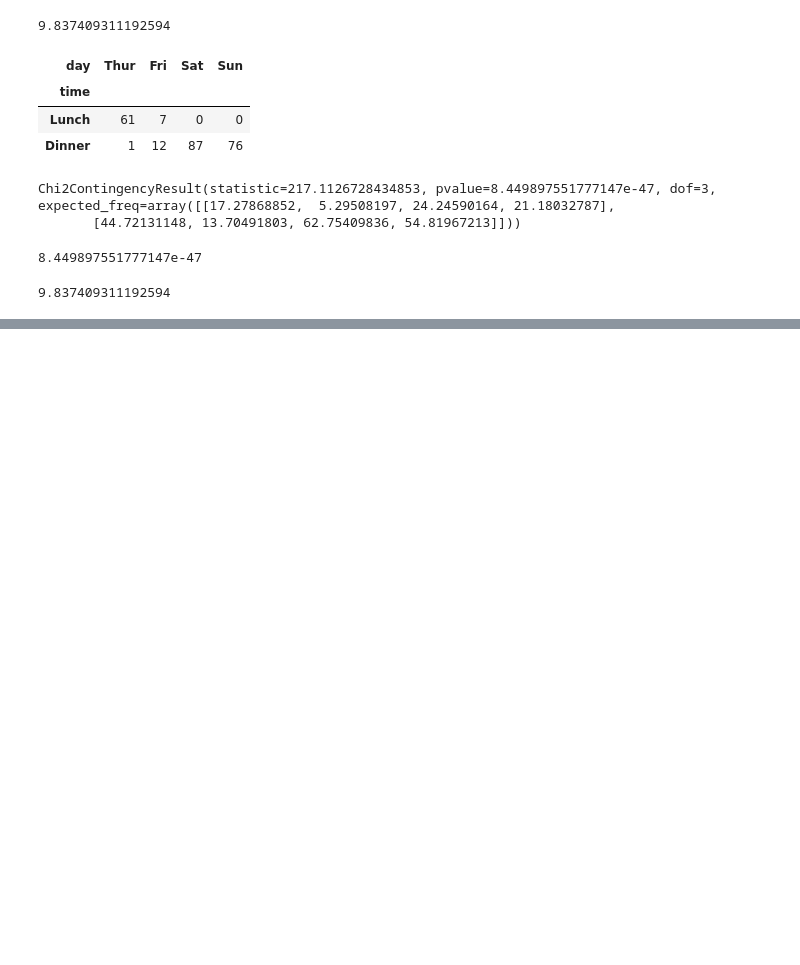
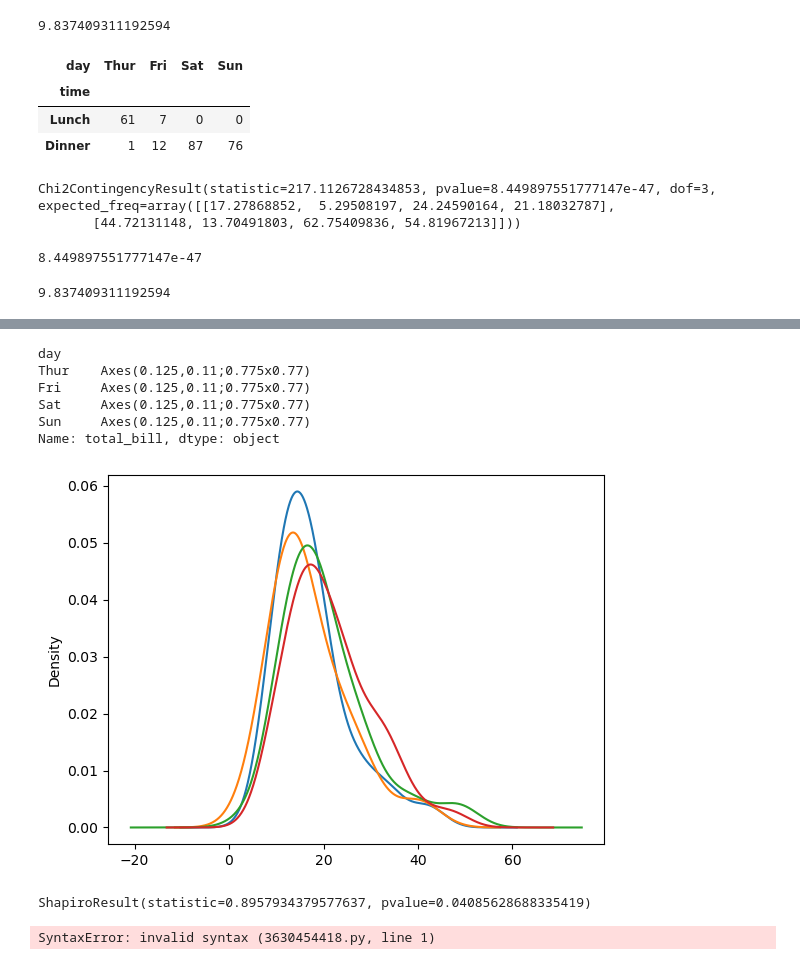
Before and after one commit to j33tu/mtech, a Jupyter notebook: ClassLectures/Stats/03 September class stats.ipynb, the cells around one changed output, grey strips where cells are left out. Saved outputs shown, nothing was run; the diff lists cells and outputs as text; code cells hidden in the pictures; blank space fills up the shorter version.

```diff
--- a/ClassLectures/Stats/03 September class stats.ipynb
+++ b/ClassLectures/Stats/03 September class stats.ipynb
@@ -322,0 +339,10 @@ st.chi2.isf(alpha,3)
+# %%
+df.groupby('day')['total_bill'].plot(kind='kde')
+# %% [output]
+day
+Thur    Axes(0.125,0.11;0.775x0.77)
+Fri     Axes(0.125,0.11;0.775x0.77)
+Sat     Axes(0.125,0.11;0.775x0.77)
+Sun     Axes(0.125,0.11;0.775x0.77)
+Name: total_bill, dtype: object
+[figure, added]
@@ -322,0 +359,12 @@ st.chi2.isf(alpha,3)
+# %%
+st.shapiro(tb_fr)
+# %% [output]
+ShapiroResult(statistic=0.8957934379577637, pvalue=0.04085628688335419)
+# %%
+Since p value (0.04 < alpha (0.06) >>>> reject H0
+
+We can conclude that the population not follow nromal :
+
+               Hence we have to proceed non parametrix test krushkal wallis test
+# %% [output]
+SyntaxError: invalid syntax (3630454418.py, line 1)
```
Also changed, not shown: parts of 37 cells of this notebook.
